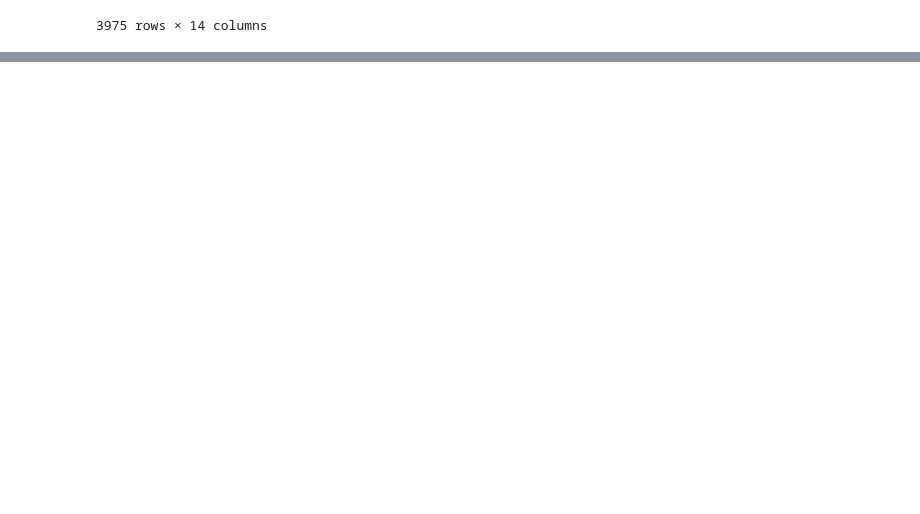
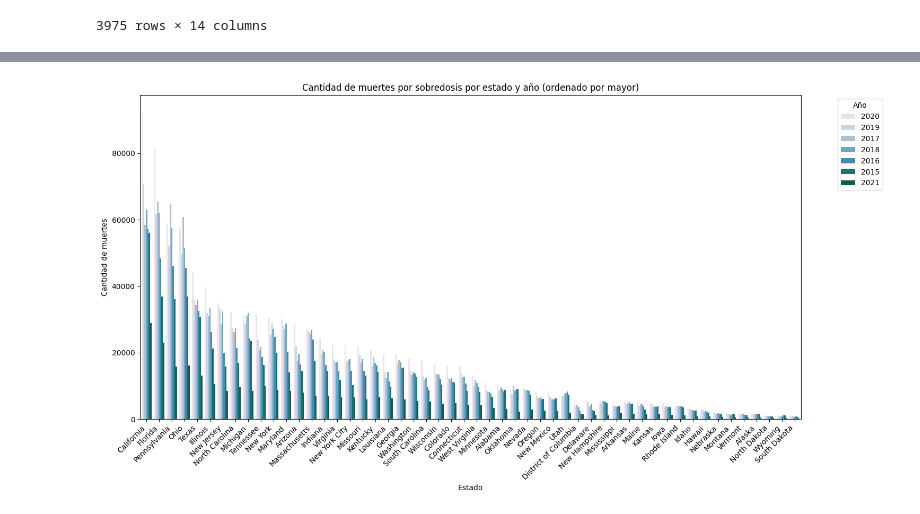
Before and after one commit to No-Country/c16-92-ft-data-bi, a Jupyter notebook: EDA.ipynb, the cells around one changed output, grey strips where cells are left out. Saved outputs shown, nothing was run; the diff lists cells and outputs as text; code cells hidden in the pictures; blank space fills up the shorter version.

```diff
--- a/EDA.ipynb
+++ b/EDA.ipynb
@@ -172,0 +193,23 @@ Num_of_drug_Overdose.to_csv("datasets/Num_of_drug_Overdose", index= False)
+# %%
+# Agrupar los datos por estado y año y sumar las muertes
+muertes_por_estado_y_año = Num_of_drug_Overdose.groupby(['State Name', 'Year'])['Data Value'].sum().reset_index()
+
+# Ordenar los datos por la cantidad de muertes de mayor a menor
+muertes_por_estado_y_año_sorted = muertes_por_estado_y_año.sort_values(by='Data Value', ascending=False)
+
+# Crear la figura y los ejes
+fig, ax = plt.subplots(figsize=(12, 8))
+
+# Graficar los datos
+sns.barplot(data=muertes_por_estado_y_año_sorted, x='State Name', y='Data Value', hue='Year', palette='muted', ax=ax)
+
+# Personalizar el gráfico
+ax.set_title('Cantidad de muertes por sobredosis por estado y año (ordenado por mayor)')
+ax.set_xlabel('Estado')
+ax.set_ylabel('Cantidad de muertes')
+ax.set_xticklabels(muertes_por_estado_y_año_sorted['State Name'].unique(), rotation=45, ha='right')  # Rotar las etiquetas del eje x para mayor legibilidad
+ax.legend(title='Año', bbox_to_anchor=(1.05, 1), loc='upper left')
+
+# Mostrar el gráfico
+plt.tight_layout()
+plt.show()
@@ -172,0 +218,23 @@ Num_of_drug_Overdose.to_csv("datasets/Num_of_drug_Overdose", index= False)
+# %%
+
+# Filtrar los datos para excluir el estado "United States"
+muertes_por_estado_y_año_filtered = muertes_por_estado_y_año_sorted[muertes_por_estado_y_año_sorted['State Name'] != 'United States']
+
+# Crear la figura y los ejes
+fig, ax = plt.subplots(figsize=(15, 8))
+
+# Graficar los datos
+sns.barplot(data=muertes_por_estado_y_año_filtered, x='State Name', y='Data Value', hue='Year', palette='PuBuGn', ax=ax)
+
+# Personalizar el gráfico
+ax.set_title('Cantidad de muertes por sobredosis por estado y año (ordenado por mayor)')
+ax.set_xlabel('Estado')
+ax.set_ylabel('Cantidad de muertes')
+ax.set_xticklabels(muertes_por_estado_y_año_filtered['State Name'].unique(), rotation=45, ha='right')  # Rotar las etiquetas del eje x para mayor legibilidad
+ax.legend(title='Año', bbox_to_anchor=(1.05, 1), loc='upper left')
+
+# Mostrar el gráfico
+plt.tight_layout()
+plt.show()
+# %% [output]
+[figure, added]
```
Also changed, not shown: parts of 9 cells of this notebook.
